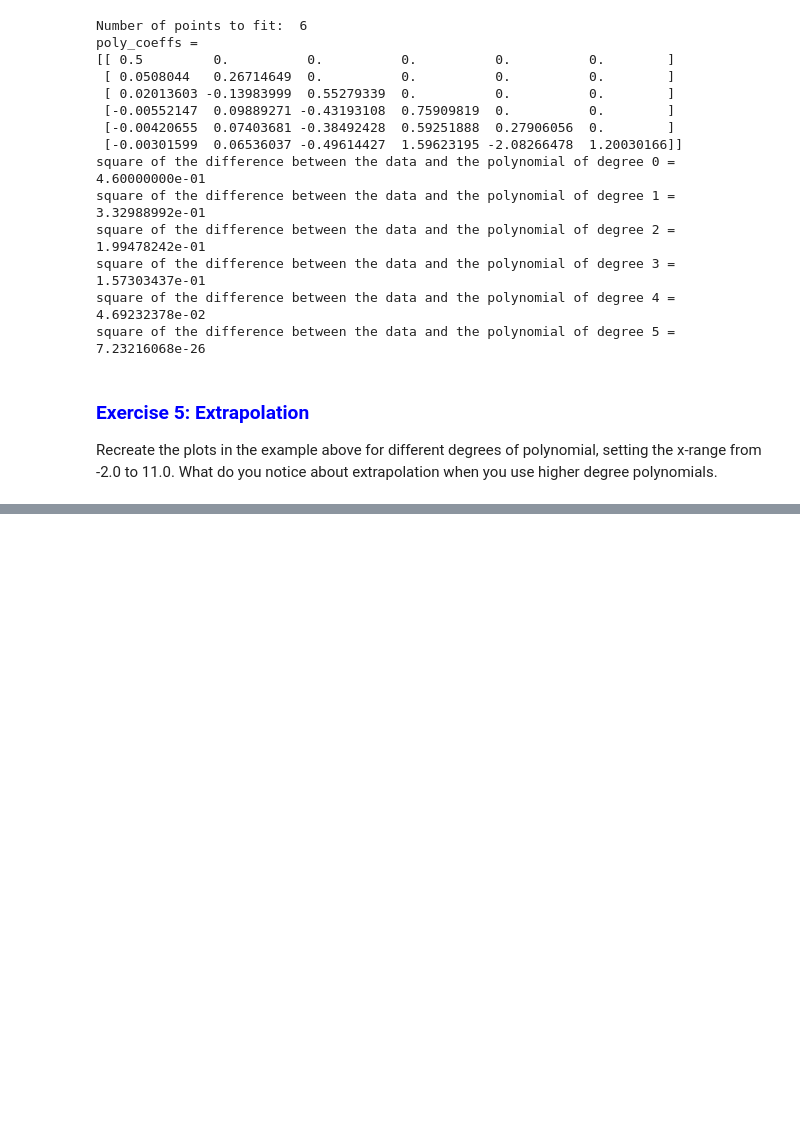
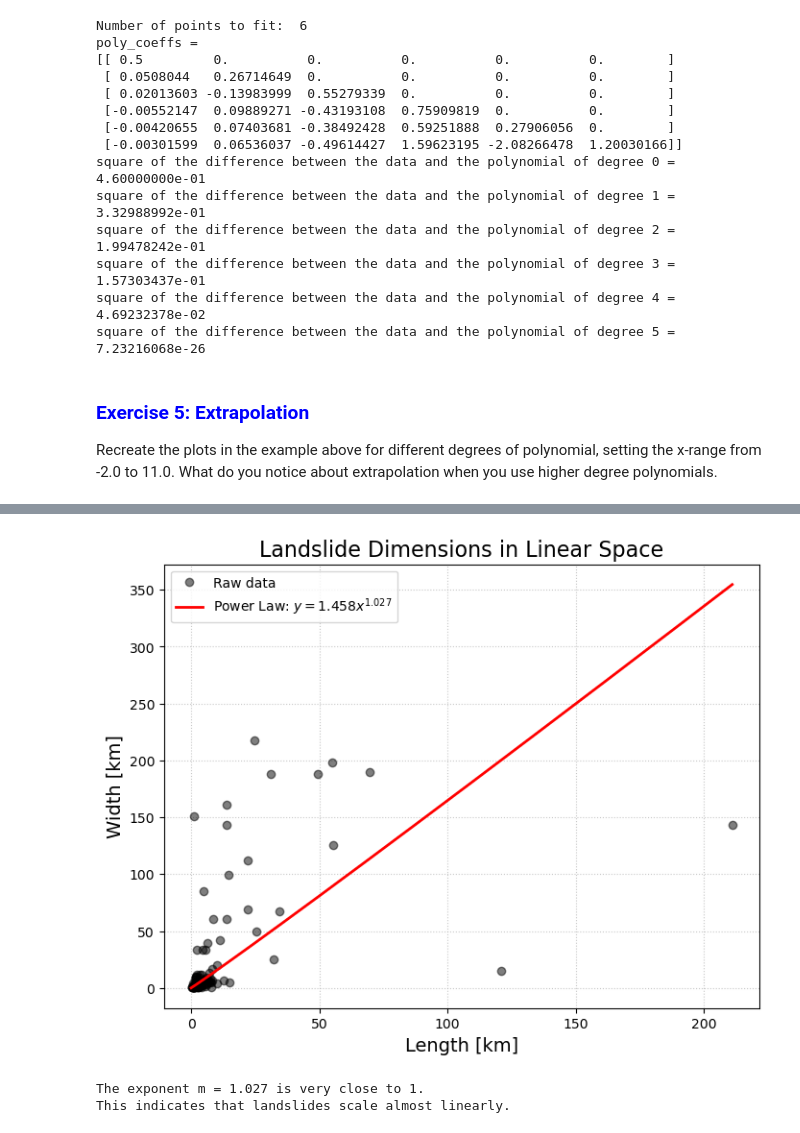
Before and after one commit to matt-piggott/Numerical-methods-undergraduate, a Jupyter notebook: notebook/Numerical-methods-Interpolation-Solutions.ipynb, the cells around one changed output, grey strips where cells are left out. Cells and saved outputs as stored; diff of their text form; code cells hidden in the pictures; blank space fills up the shorter version.

```diff
--- a/notebook/Numerical-methods-Interpolation-Solutions.ipynb
+++ b/notebook/Numerical-methods-Interpolation-Solutions.ipynb
@@ -408,0 +431,35 @@ r_value squared = 0.56537520
+# %%
+# Create a figure for linear (normal) space
+fig, ax2 = plt.subplots(1, 1, figsize=(8, 6))
+
+# Plot the raw data in linear space
+ax2.plot(xi, yi, 'ko', alpha=0.5, label='Raw data')
+
+# Calculate the power law y = A * x^m
+m = poly_coeffs[0]
+c = poly_coeffs[1]
+A = np.exp(c)
+
+# Create a smooth range of x values for the curve
+x_linear = np.linspace(0, max(xi), 200)
+y_linear = A * (x_linear**m)
+
+# Plot the resulting power law
+ax2.plot(x_linear, y_linear, 'r-', linewidth=2,
+         label=f'Power Law: $y = {A:.3f}x^{{{m:.3f}}}$')
+
+# Formatting
+ax2.set_title('Landslide Dimensions in Linear Space', fontsize=16)
+ax2.set_xlabel('Length [km]', fontsize=14)
+ax2.set_ylabel('Width [km]', fontsize=14)
+ax2.grid(True, linestyle=':', alpha=0.7)
+ax2.legend(loc='best')
+
+plt.show()
+
+print(f"The exponent m = {m:.3f} is very close to 1.")
+print("This indicates that landslides scale almost linearly.")
+# %% [output]
+[figure, added]
+The exponent m = 1.027 is very close to 1.
+This indicates that landslides scale almost linearly.
```
Also changed, not shown: parts of 7 cells of this notebook, 1 other file.
